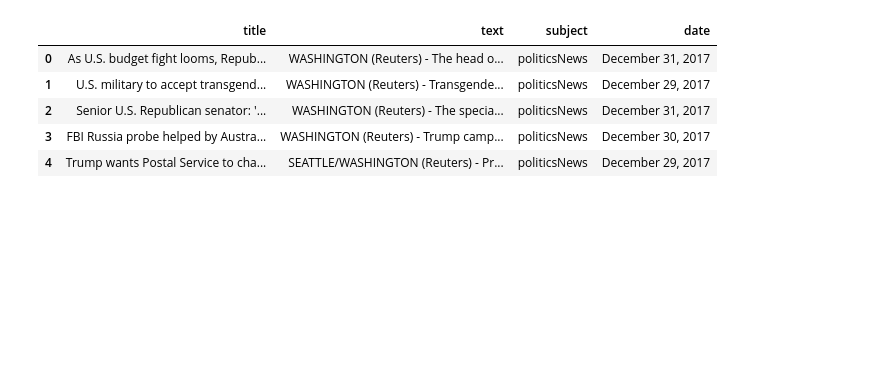
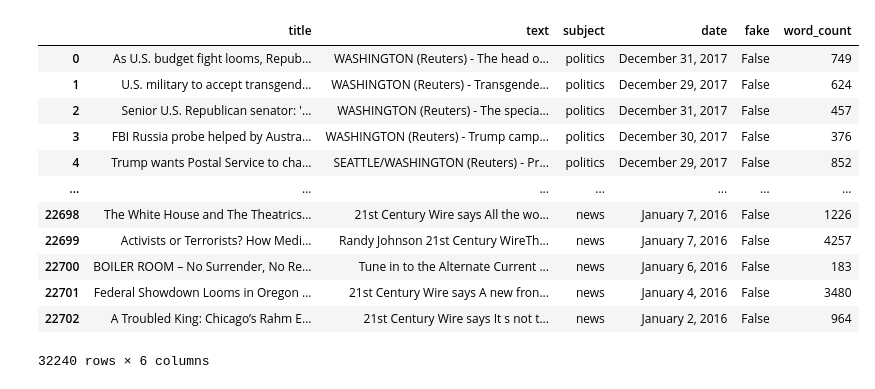
Before and after one commit to chernobylx/Fake-News-Identification, a Jupyter notebook: Fake_Real_News_Exploratory_Data_Analysis.ipynb, the cells around one changed output. Cells and saved outputs as stored; diff of their text form; code cells hidden in the pictures; blank space fills up the shorter version.

Commit message:
Renamed Data to Cleaner, implemented transform imported Pipeline

```diff
--- a/Fake_Real_News_Exploratory_Data_Analysis.ipynb
+++ b/Fake_Real_News_Exploratory_Data_Analysis.ipynb
@@ -65,9 +54,0 @@ data = Data(dfs)
-# %%
-data.real.head()
-# %% [output]
-|  | title | text | subject | date |
-| 0 | As U.S. budget fight looms, Repub... | WASHINGTON (Reuters) - The head o... | politicsNews | December 31, 2017 |
-| 1 | U.S. military to accept transgend... | WASHINGTON (Reuters) - Transgende... | politicsNews | December 29, 2017 |
-| 2 | Senior U.S. Republican senator: '... | WASHINGTON (Reuters) - The specia... | politicsNews | December 31, 2017 |
-| 3 | FBI Russia probe helped by Austra... | WASHINGTON (Reuters) - Trump camp... | politicsNews | December 30, 2017 |
-| 4 | Trump wants Postal Service to cha... | SEATTLE/WASHINGTON (Reuters) - Pr... | politicsNews | December 29, 2017 |
@@ -73,0 +125,18 @@ data.real.head()
+# %%
+from sklearn.pipeline import Pipeline
+pl = Pipeline([('clean', Cleaner())])
+pl.fit_transform(dfs)
+# %% [output]
+|  | title | text | subject | date | fake | word_count |
+| 0 | As U.S. budget fight looms, Repub... | WASHINGTON (Reuters) - The head o... | politics | December 31, 2017 | False | 749 |
+| 1 | U.S. military to accept transgend... | WASHINGTON (Reuters) - Transgende... | politics | December 29, 2017 | False | 624 |
+| 2 | Senior U.S. Republican senator: '... | WASHINGTON (Reuters) - The specia... | politics | December 31, 2017 | False | 457 |
+| 3 | FBI Russia probe helped by Austra... | WASHINGTON (Reuters) - Trump camp... | politics | December 30, 2017 | False | 376 |
+| 4 | Trump wants Postal Service to cha... | SEATTLE/WASHINGTON (Reuters) - Pr... | politics | December 29, 2017 | False | 852 |
+| ... | ... | ... | ... | ... | ... | ... |
+| 22698 | The White House and The Theatrics... | 21st Century Wire says All the wo... | news | January 7, 2016 | False | 1226 |
+| 22699 | Activists or Terrorists? How Medi... | Randy Johnson 21st Century WireTh... | news | January 7, 2016 | False | 4257 |
+| 22700 | BOILER ROOM – No Surrender, No Re... | Tune in to the Alternate Current ... | news | January 6, 2016 | False | 183 |
+| 22701 | Federal Showdown Looms in Oregon ... | 21st Century Wire says A new fron... | news | January 4, 2016 | False | 3480 |
+| 22702 | A Troubled King: Chicago’s Rahm E... | 21st Century Wire says It s not t... | news | January 2, 2016 | False | 964 |
+32240 rows × 6 columns
```
Also changed, not shown: parts of 9 cells of this notebook.
